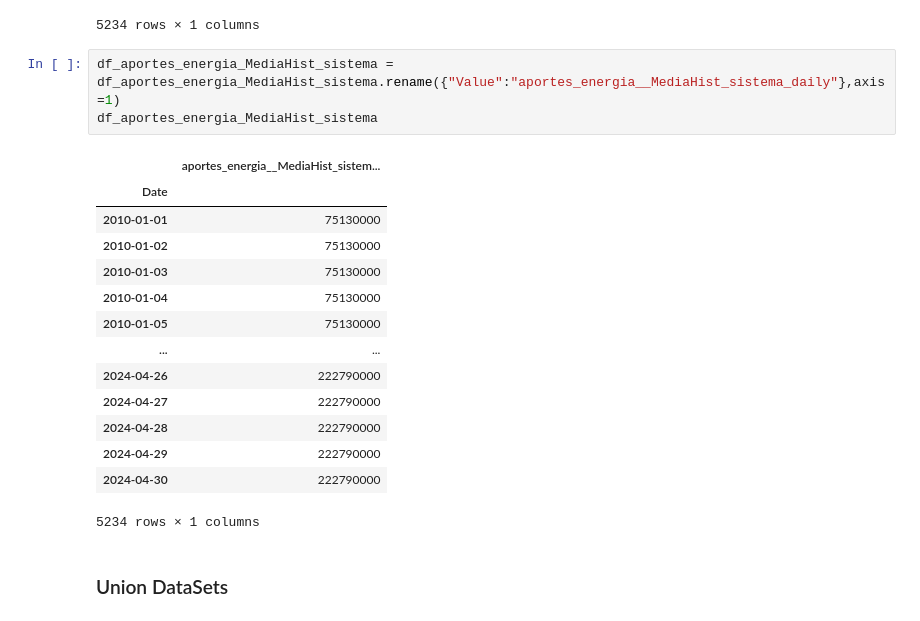
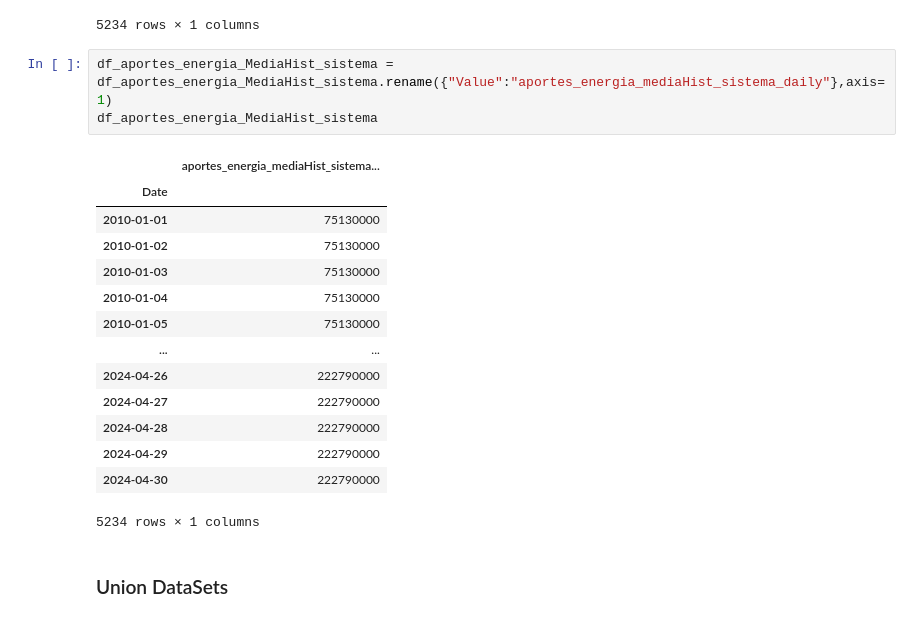
Before and after one commit to sistema-electrico-colombia/transform-EDA, a Jupyter notebook: transformaciones_analitica.ipynb, the cells around one changed output. Saved outputs shown, nothing was run; the diff lists cells and outputs as text.

```diff
--- a/transformaciones_analitica.ipynb
+++ b/transformaciones_analitica.ipynb
@@ -562,10 +562,10 @@ df_aportes_energia_MediaHist_sistema
 | 2024-04-30 | 222790000 |
 5234 rows × 1 columns
 # %%
-df_aportes_energia_MediaHist_sistema = df_aportes_energia_MediaHist_sistema.rename({"Value":"aportes_energia__MediaHist_sistema_daily"},axis=1)
+df_aportes_energia_MediaHist_sistema = df_aportes_energia_MediaHist_sistema.rename({"Value":"aportes_energia_mediaHist_sistema_daily"},axis=1)
 df_aportes_energia_MediaHist_sistema
 # %% [output]
-|  | aportes_energia__MediaHist_sistem... |
+|  | aportes_energia_mediaHist_sistema... |
 | Date |  |
 | 2010-01-01 | 75130000 |
 | 2010-01-02 | 75130000 |
```
Also changed, not shown: parts of 12 cells of this notebook.
